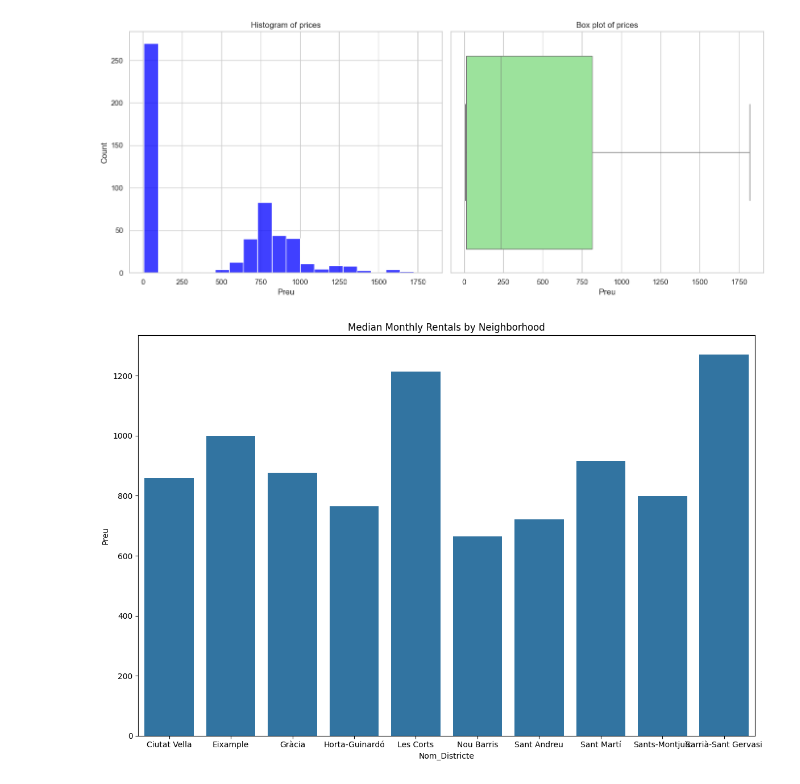
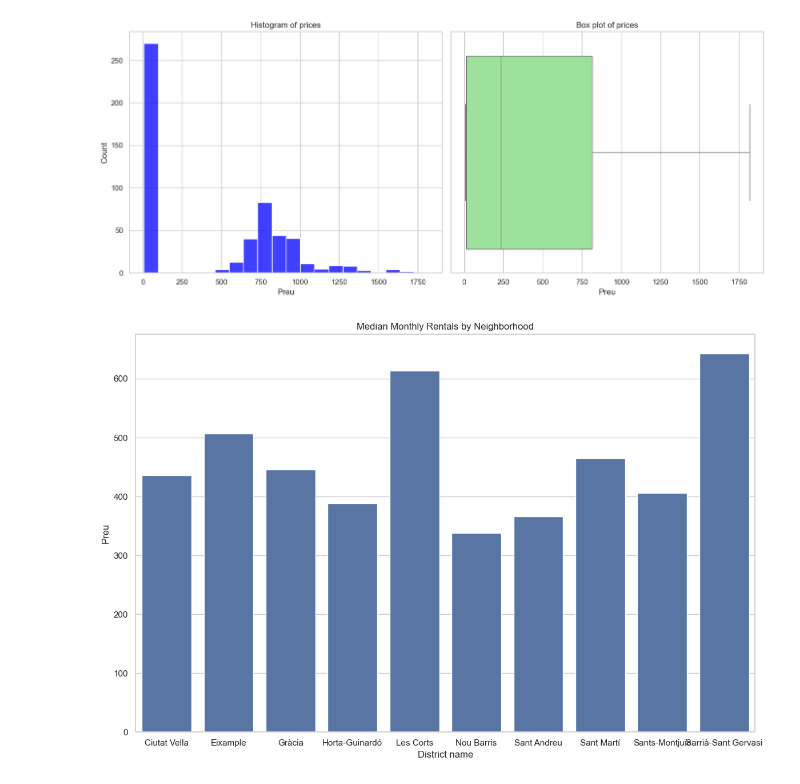
Before and after one commit to dfneto/itacademy, a Jupyter notebook: sprint4_visualization/task1.ipynb, the cells around one changed output. Cells and saved outputs as stored; diff of their text form; code cells hidden in the pictures.

```diff
--- a/sprint4_visualization/task1.ipynb
+++ b/sprint4_visualization/task1.ipynb
@@ -30,0 +67,14 @@ memory usage: 36.6+ KB
+# %%
+# Crea al menos una visualización para: una variable categorical (Barrio)
+print(df['Nom_Districte'].value_counts())
+sns.set(style="whitegrid")
+plt.figure(figsize=(14, 6))
+
+sns.histplot(df['Nom_Districte'])
+
+plt.xlabel('District name')
+plt.title('Histogram of Districts')
+
+plt.tight_layout()
+plt.savefig("1-Histogram of Districts")
+plt.show()
@@ -46,15 +111,15 @@ plt.show()
 [figure]
 # %%
 # Crea una visualización para una variable numérica y categórica (Distrito y Precio)
-# Solo cogemos las líneas de alquiler mensuales
-df_montlhy_rental = df[df["Lloguer_mitja"] == "Lloguer mitjà mensual (Euros/mes)"]
-mean_rental_per_neighborhood = df_montlhy_rental.groupby('Nom_Districte')['Preu'].mean()
+mean_rental_per_neighborhood = df.groupby('Nom_Districte')['Preu'].mean()
 mean_rental_per_neighborhood = mean_rental_per_neighborhood.reset_index() # convert series to dataframe to seaborn
 
 plt.figure(figsize=(12, 8))
 sns.barplot(x='Nom_Districte', y='Preu', data=mean_rental_per_neighborhood)
+plt.xlabel('District name')
 plt.title('Median Monthly Rentals by Neighborhood')
 plt.tight_layout()
+plt.savefig("3-Median Monthly Rentals by Neighborhood")
 plt.show()
 # %% [output]
-[figure, old version]
+[figure, new version]
```
Also changed, not shown: parts of 14 cells of this notebook, 8 other files.
